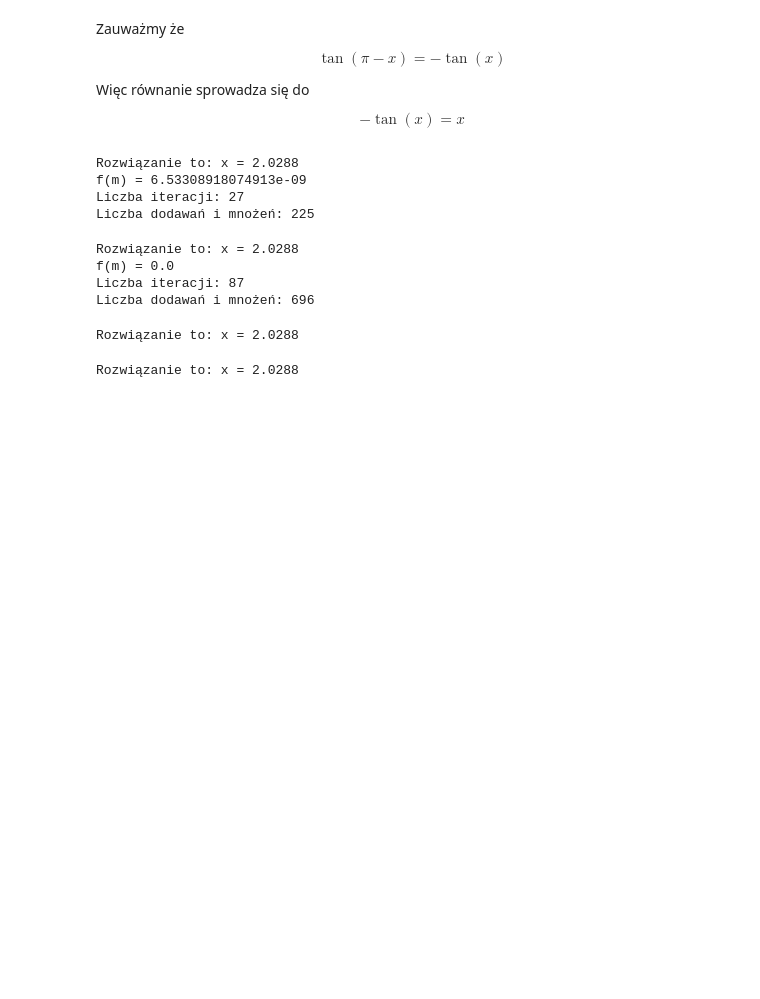
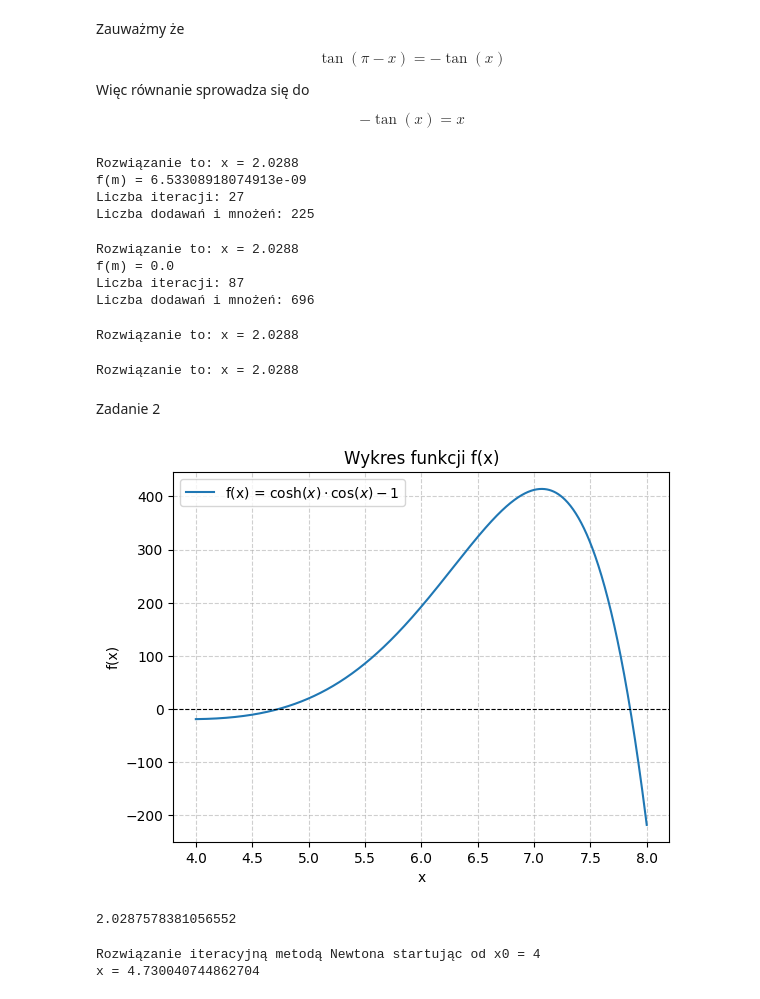
Before and after one commit to rafglo/Metody-numeryczne, a Jupyter notebook: lista4.ipynb, the cells around one changed output. Saved outputs shown, nothing was run; the diff lists cells and outputs as text; code cells hidden in the pictures; blank space fills up the shorter version.

```diff
--- a/lista4.ipynb
+++ b/lista4.ipynb
@@ -180,0 +183,5 @@ Rozwiązanie to: x = 2.0288
+# %% [markdown]
+Zadanie 2
+# %%
+f2 = lambda x: np.cosh(x) * np.cos(x) - 1
+xs = np.linspace(4,8,1000)
@@ -180,0 +191,11 @@ Rozwiązanie to: x = 2.0288
+# %%
+plt.plot(xs, f2(xs), label="f(x) = $\cosh(x) \cdot \cos(x) - 1$")
+plt.axhline(0, color='black', linewidth=0.8, linestyle='--')
+plt.xlabel('x')
+plt.ylabel('f(x)')
+plt.title('Wykres funkcji f(x)')
+plt.grid(True, linestyle='--', alpha=0.6)
+plt.legend()
+plt.show()
+# %% [output]
+[figure, added]
@@ -180,0 +215,4 @@ Rozwiązanie to: x = 2.0288
+# %%
+print(iterative_newton(f1, f_prime, f1_bis, 2, 1000))
+# %% [output]
+2.0287578381056552
@@ -180,0 +221,5 @@ Rozwiązanie to: x = 2.0288
+# %%
+print(f"Rozwiązanie modyfikowaną iteracyjną metodą Newtona startując od x0 = 4\nx = {x}")
+# %% [output]
+Rozwiązanie iteracyjną metodą Newtona startując od x0 = 4
+x = 4.730040744862704
```
Also changed, not shown: parts of 14 cells of this notebook.
